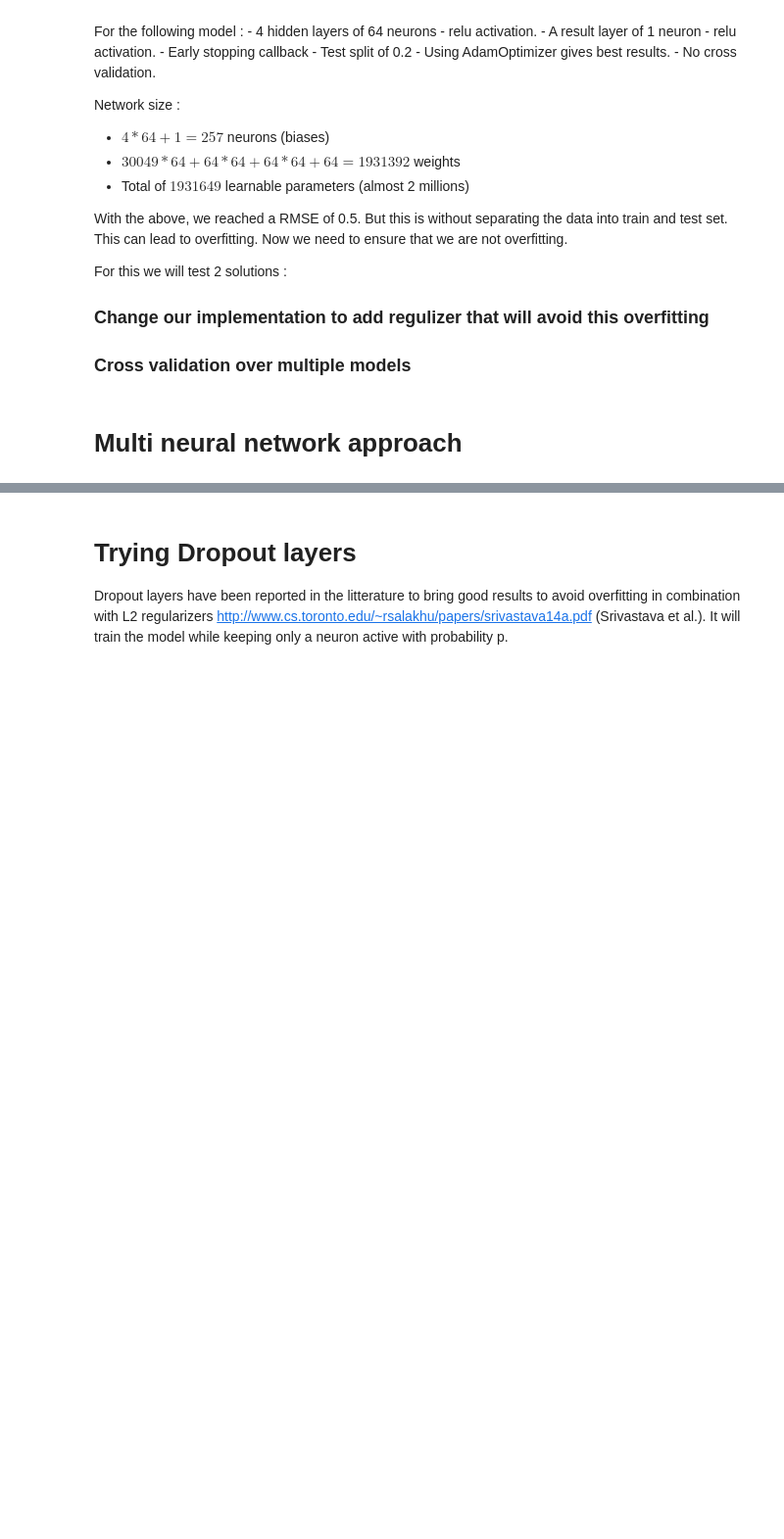
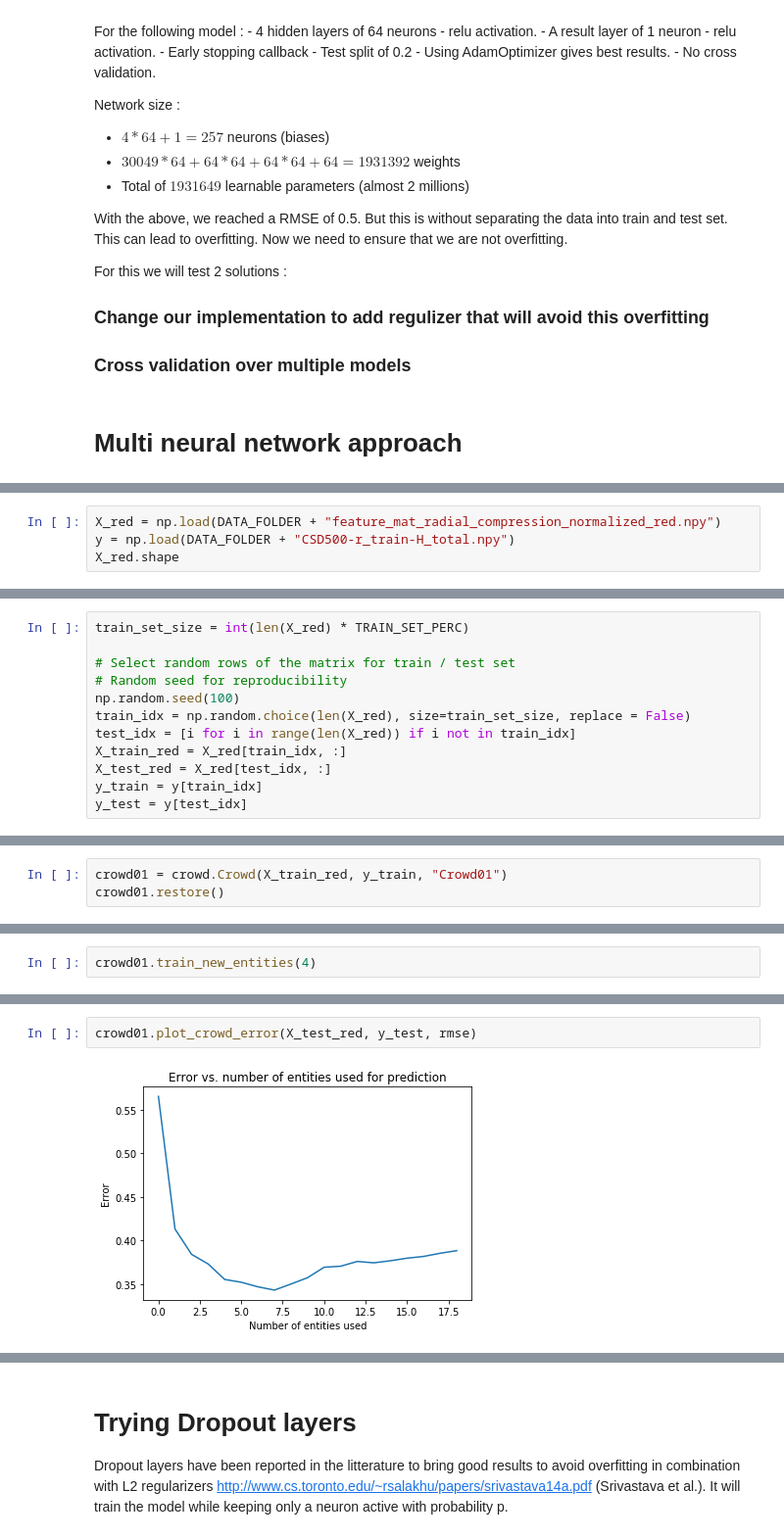
Before and after one commit to EtienneBonvin/cosmo_project, a Jupyter notebook: Deep_Learning_Approach.ipynb, the cells around one changed output, grey strips where cells are left out. Shown at 98% size. Drawn from its saved outputs; the diff is of its cells as text; blank space fills up the shorter version.

Commit message:
Crowd class added with test case

```diff
--- a/Deep_Learning_Approach.ipynb
+++ b/Deep_Learning_Approach.ipynb
@@ -299,0 +220,4 @@ predictions = k_predictions(X_test[:, :2000], models)
+# %%
+X_red = np.load(DATA_FOLDER + "feature_mat_radial_compression_normalized_red.npy")
+y = np.load(DATA_FOLDER + "CSD500-r_train-H_total.npy")
+X_red.shape
@@ -299,0 +226,12 @@ predictions = k_predictions(X_test[:, :2000], models)
+# %%
+train_set_size = int(len(X_red) * TRAIN_SET_PERC)
+
+# Select random rows of the matrix for train / test set
+# Random seed for reproducibility
+np.random.seed(100)
+train_idx = np.random.choice(len(X_red), size=train_set_size, replace = False)
+test_idx = [i for i in range(len(X_red)) if i not in train_idx]
+X_train_red = X_red[train_idx, :]
+X_test_red = X_red[test_idx, :]
+y_train = y[train_idx]
+y_test = y[test_idx]
@@ -299,0 +244,3 @@ predictions = k_predictions(X_test[:, :2000], models)
+# %%
+crowd01 = crowd.Crowd(X_train_red, y_train, "Crowd01")
+crowd01.restore()
@@ -299,0 +249,2 @@ predictions = k_predictions(X_test[:, :2000], models)
+# %%
+crowd01.train_new_entities(4)
@@ -299,0 +269,4 @@ predictions = k_predictions(X_test[:, :2000], models)
+# %%
+crowd01.plot_crowd_error(X_test_red, y_test, rmse)
+# %% [output]
+[figure, added]
```
Also changed, not shown: parts of 34 cells of this notebook, 1 other file.
